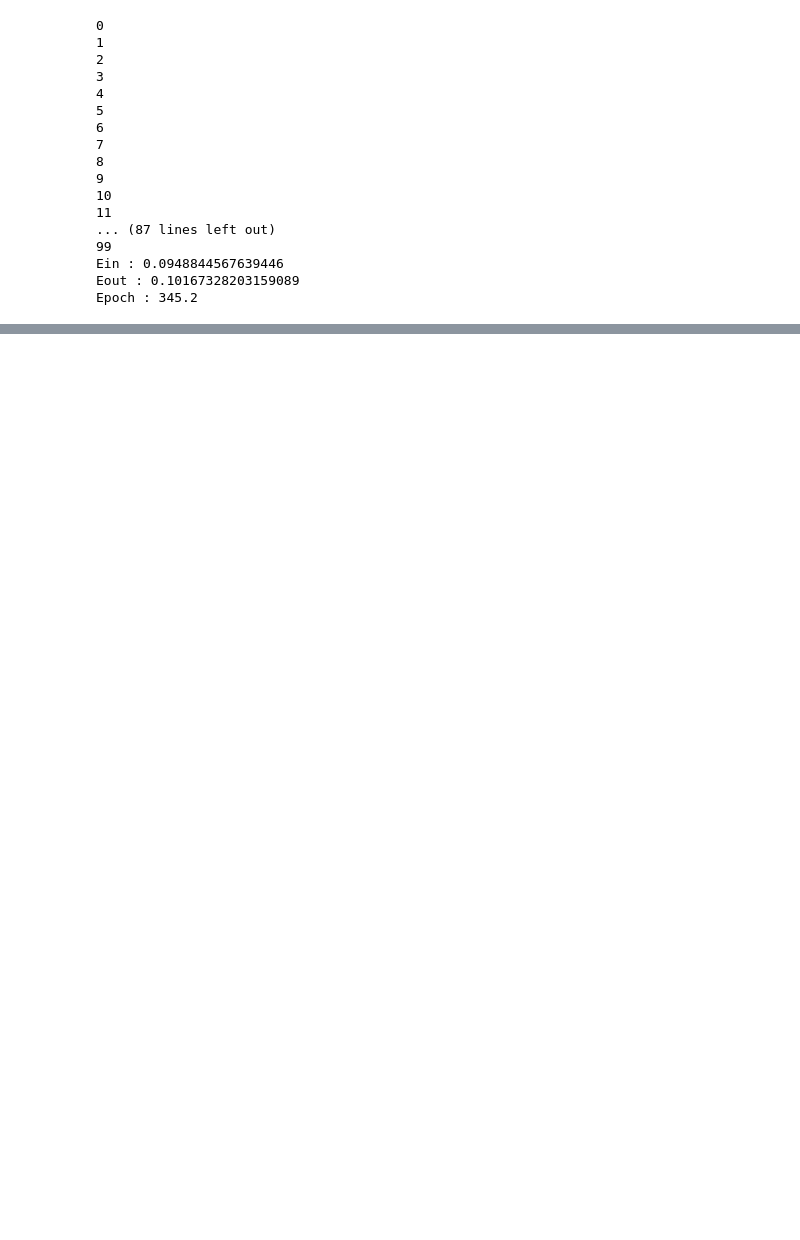
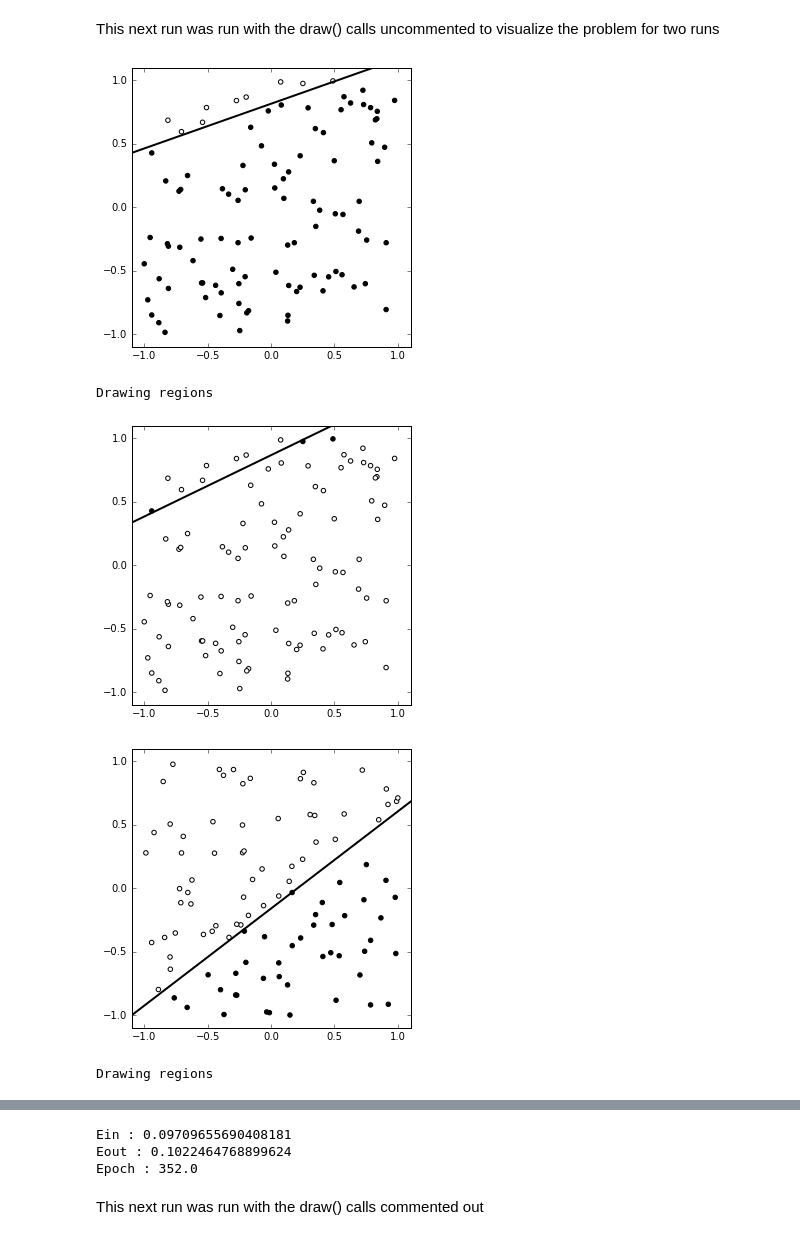
Before and after one commit to rsoni1/lfd, a Jupyter notebook: Homework Wk5.ipynb, the cells around one changed output, grey strips where cells are left out. Cells and saved outputs as stored; diff of their text form; code cells hidden in the pictures; blank space fills up the shorter version.

```diff
--- a/Homework Wk5.ipynb
+++ b/Homework Wk5.ipynb
@@ -187,11 +183,9 @@ def runExperiment1(k1,k2,numiter):
     v_epoch = np.zeros(numiter)
 
     for ix in range(numiter):
-        print(ix)
         D = np.random.uniform(-1,1,(k1,2))
         l1 = getRandomLine()
         target = getLabels(D,l=l1)
-#         draw(D,l=l1,lab=target)
         X = np.hstack((np.ones([D.shape[0],1]),D))
         (epoch,ewcurr) = logReg(X,target)
         v_epoch[ix] = epoch
@@ -208,22 +202,14 @@ def runExperiment1(k1,k2,numiter):
 
 
 
-runExperiment1(100,100000,100)
+# runExperiment1(100,100000,1)
-# %% [output]
-0
-1
-2
-3
-4
-5
-6
-7
-8
-9
-10
-11
-... (87 lines left out)
-99
-Ein : 0.0948844567639446
-Eout : 0.10167328203159089
-Epoch : 345.2
+# %% [markdown]
+This next run was run with the draw() calls uncommented to visualize the problem for two runs
+# %%
+runExperiment1(100,100000,2)
+# %% [output]
+[figure, added]
+Drawing regions
+[figure, added]
+[figure, added]
+Drawing regions
@@ -229,0 +217,5 @@ Epoch : 345.2
+Ein : 0.09709655690408181
+Eout : 0.1022464768899624
+Epoch : 352.0
+# %% [markdown]
+This next run was run with the draw() calls commented out
```
Also changed, not shown: parts of 5 cells of this notebook.
